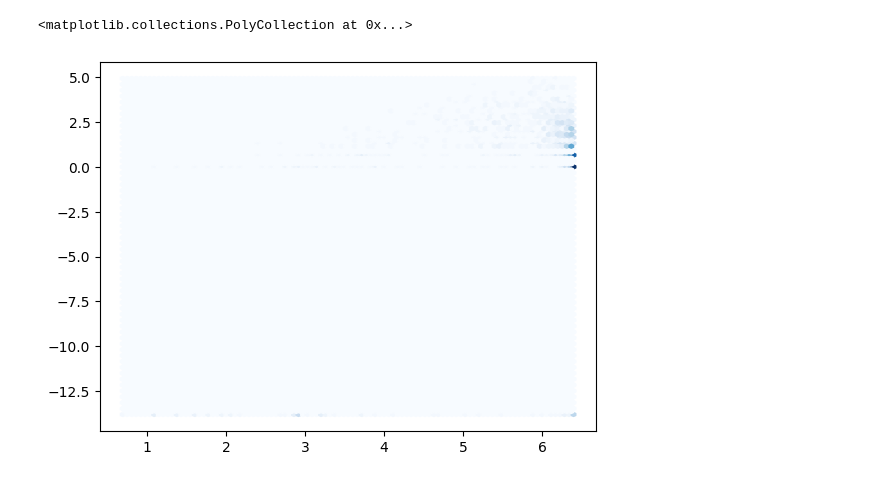
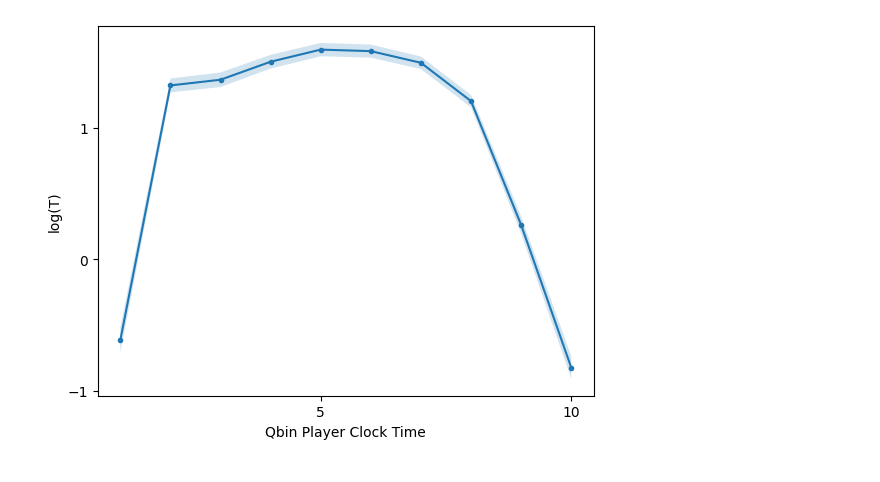
Before and after one commit to WeiJiMaLab/chess_analysis, a Jupyter notebook: src/clocktime_movetime.ipynb, the cells around one changed output. Cells and saved outputs as stored; diff of their text form; code cells hidden in the pictures.

Commit message:
fixing plotting / modularity

```diff
--- a/src/clocktime_movetime.ipynb
+++ b/src/clocktime_movetime.ipynb
@@ -52,2 +69,5 @@ Total Games: 15 | Total Moves: 1,000
 # %%
 df = conn.execute("SELECT * FROM _selected_moves").df()
+
+fig, ax = plt.subplots(1, 1)
+ax.hexbin(df.ln_player_clock_time, df.ln_move_time, cmap = "Blues")
@@ -54,6 +77,22 @@ df = conn.execute("SELECT * FROM _selected_moves").df()
 # %%
+def plot_qbin_stats(ax, stats, xlabel, ylabel):
+    apply_poster_style()
+    stats = conn.execute("SELECT * FROM _stats").df()
+    stats = stats.sort_values('qbin')
+    stats['sem'] = stats['std_y'] / np.sqrt(stats['n'])
+    stats['ci_y'] = 1.96 * stats['sem']
+
+    y_mean = stats['mean_y']
+    y_lower = y_mean - stats['ci_y']
+    y_upper = y_mean + stats['ci_y']
+
+    ax.plot(stats['mean_qbin'], y_mean, marker='o', markersize=3, label="Mean")
+    ax.fill_between(stats['mean_qbin'], y_lower, y_upper, alpha=0.2, label="95% CI")
+    ax.set_xlabel(xlabel)
+    ax.set_ylabel(ylabel)
+
 fig, ax = plt.subplots(1, 1)
-ax.hexbin(df.ln_player_clock_time, df.ln_move_time, cmap = "Blues")
+stats = conn.execute("SELECT * FROM _stats").df()
+plot_qbin_stats(ax, stats, "Qbin Player Clock Time", "log(T)")
 # %% [output]
-<matplotlib.collections.PolyCollection at 0x...>
-[figure, old version]
+[figure, new version]
```
Also changed, not shown: parts of 6 cells of this notebook, 5 other files.
